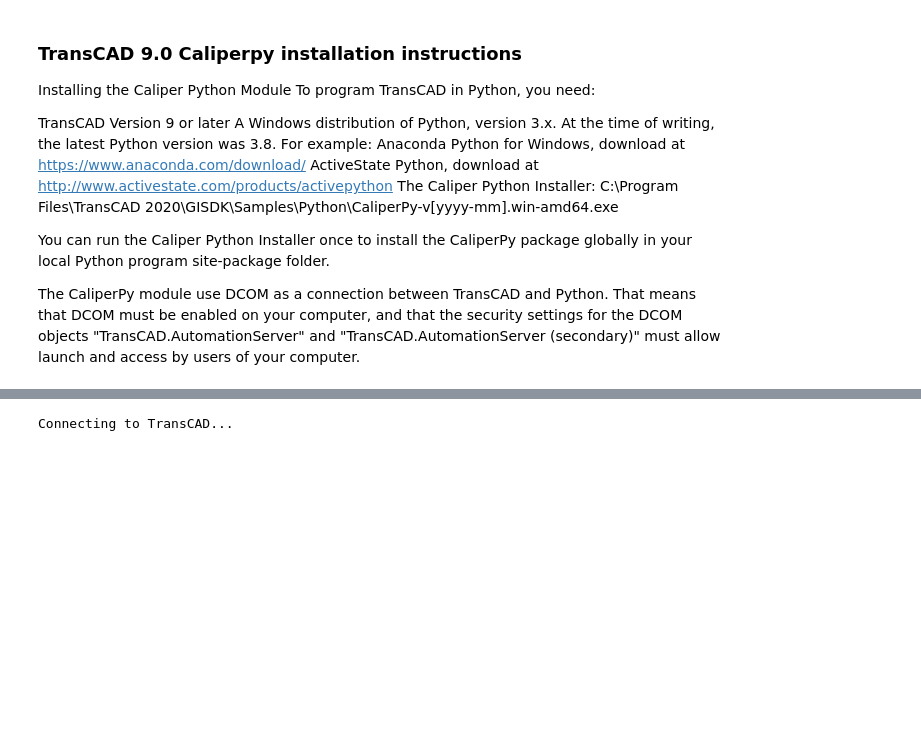
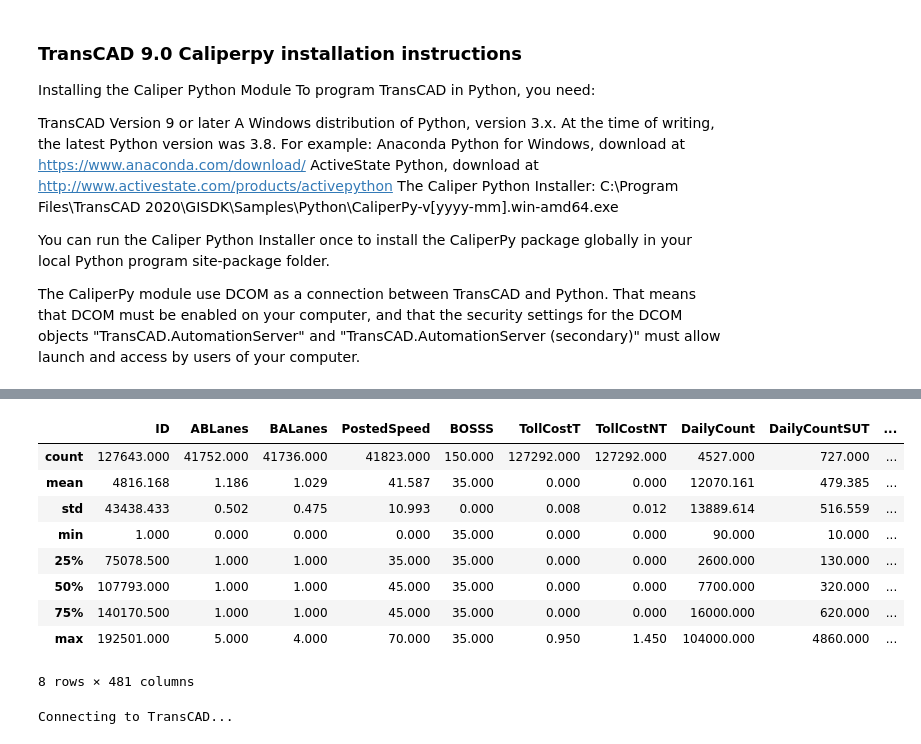
Before and after one commit to JFord-DCHCMPO/TRMG2_Analyses, a Jupyter notebook: TRMG2_Analyses.ipynb, the cells around one changed output, grey strips where cells are left out. Drawn from its saved outputs; the diff is of its cells as text; code cells hidden in the pictures; blank space fills up the shorter version.

```diff
--- a/TRMG2_Analyses.ipynb
+++ b/TRMG2_Analyses.ipynb
@@ -68,3 +124,16 @@ by_county.rename()
+# %%
+hwy_2016_g2.describe()
+# %% [output]
+|  | ID | ABLanes | BALanes | PostedSpeed | BOSSS | TollCostT | TollCostNT | DailyCount | DailyCountSUT | ... |
+| count | 127643.000 | 41752.000 | 41736.000 | 41823.000 | 150.000 | 127292.000 | 127292.000 | 4527.000 | 727.000 | ... |
+| mean | 4816.168 | 1.186 | 1.029 | 41.587 | 35.000 | 0.000 | 0.000 | 12070.161 | 479.385 | ... |
+| std | 43438.433 | 0.502 | 0.475 | 10.993 | 0.000 | 0.008 | 0.012 | 13889.614 | 516.559 | ... |
+| min | 1.000 | 0.000 | 0.000 | 0.000 | 35.000 | 0.000 | 0.000 | 90.000 | 10.000 | ... |
+| 25% | 75078.500 | 1.000 | 1.000 | 35.000 | 35.000 | 0.000 | 0.000 | 2600.000 | 130.000 | ... |
+| 50% | 107793.000 | 1.000 | 1.000 | 45.000 | 35.000 | 0.000 | 0.000 | 7700.000 | 320.000 | ... |
+| 75% | 140170.500 | 1.000 | 1.000 | 45.000 | 35.000 | 0.000 | 0.000 | 16000.000 | 620.000 | ... |
+| max | 192501.000 | 5.000 | 4.000 | 70.000 | 35.000 | 0.950 | 1.450 | 104000.000 | 4860.000 | ... |
+8 rows × 481 columns
 # %%
 # %% [output]
 Connecting to TransCAD...
```
Also changed, not shown: parts of 6 cells of this notebook, 1 other file.
